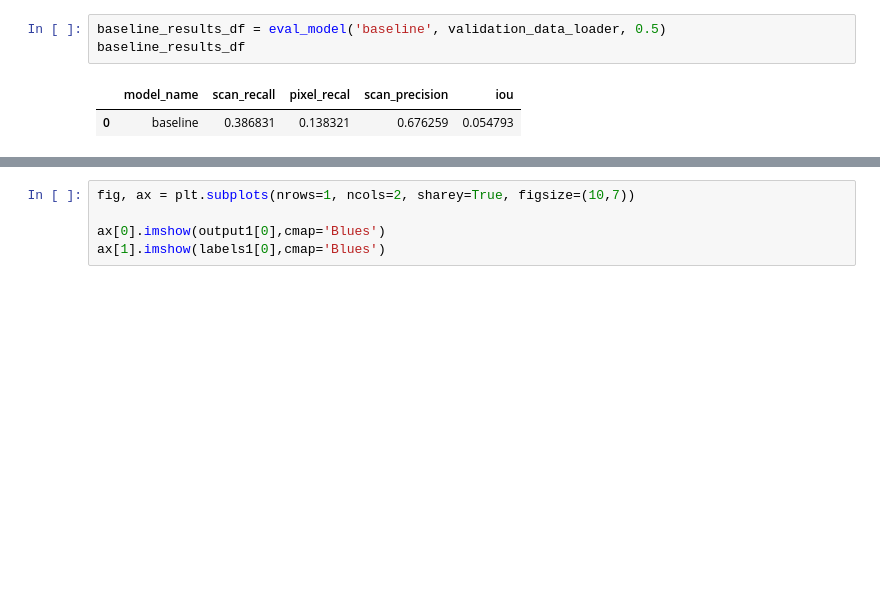
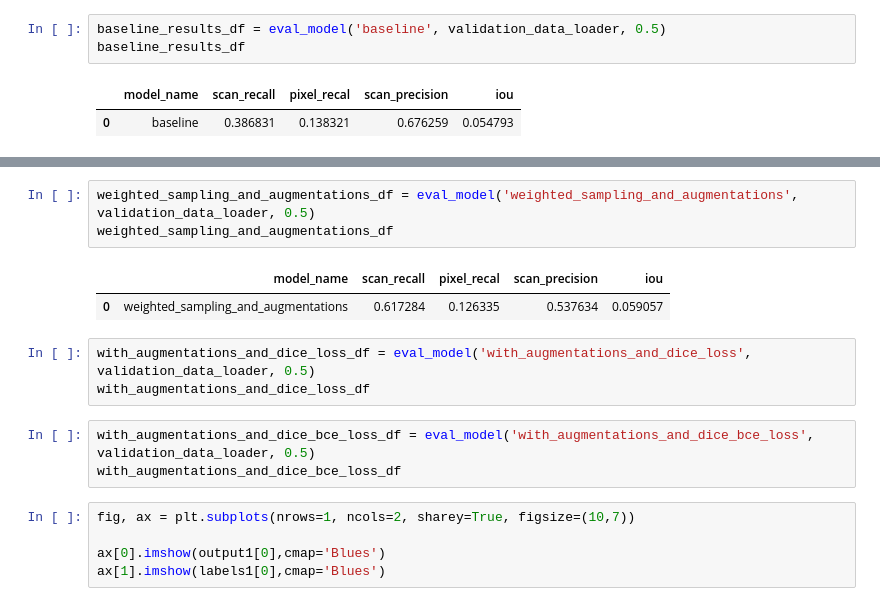
Before and after one commit to gabibu/aiforhealthcare, a Jupyter notebook: advanced_models_colab_2.ipynb, the cells around one changed output, grey strips where cells are left out. Cells and saved outputs as stored; diff of their text form; blank space fills up the shorter version.

```diff
--- a/advanced_models_colab_2.ipynb
+++ b/advanced_models_colab_2.ipynb
@@ -941,3 +950,15 @@ with_augmentations_and_weighted_loss_df
+# %%
+weighted_sampling_and_augmentations_df = eval_model('weighted_sampling_and_augmentations', validation_data_loader, 0.5)
+weighted_sampling_and_augmentations_df
+# %% [output]
+|  | model_name | scan_recall | pixel_recal | scan_precision | iou |
+| 0 | weighted_sampling_and_augmentations | 0.617284 | 0.126335 | 0.537634 | 0.059057 |
+# %%
+with_augmentations_and_dice_loss_df = eval_model('with_augmentations_and_dice_loss', validation_data_loader, 0.5)
+with_augmentations_and_dice_loss_df
+# %%
+with_augmentations_and_dice_bce_loss_df = eval_model('with_augmentations_and_dice_bce_loss', validation_data_loader, 0.5)
+with_augmentations_and_dice_bce_loss_df
 # %%
 fig, ax = plt.subplots(nrows=1, ncols=2, sharey=True, figsize=(10,7))
 
```
Also changed, not shown: parts of 3 cells of this notebook.
